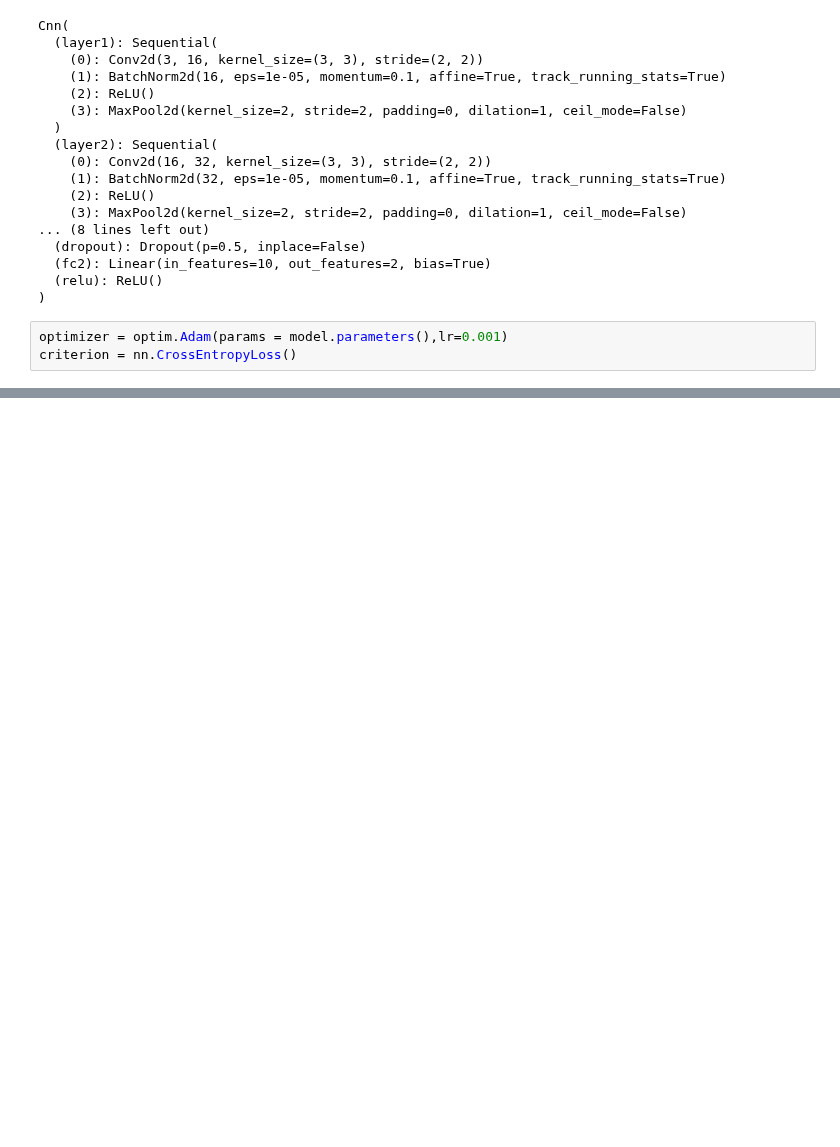
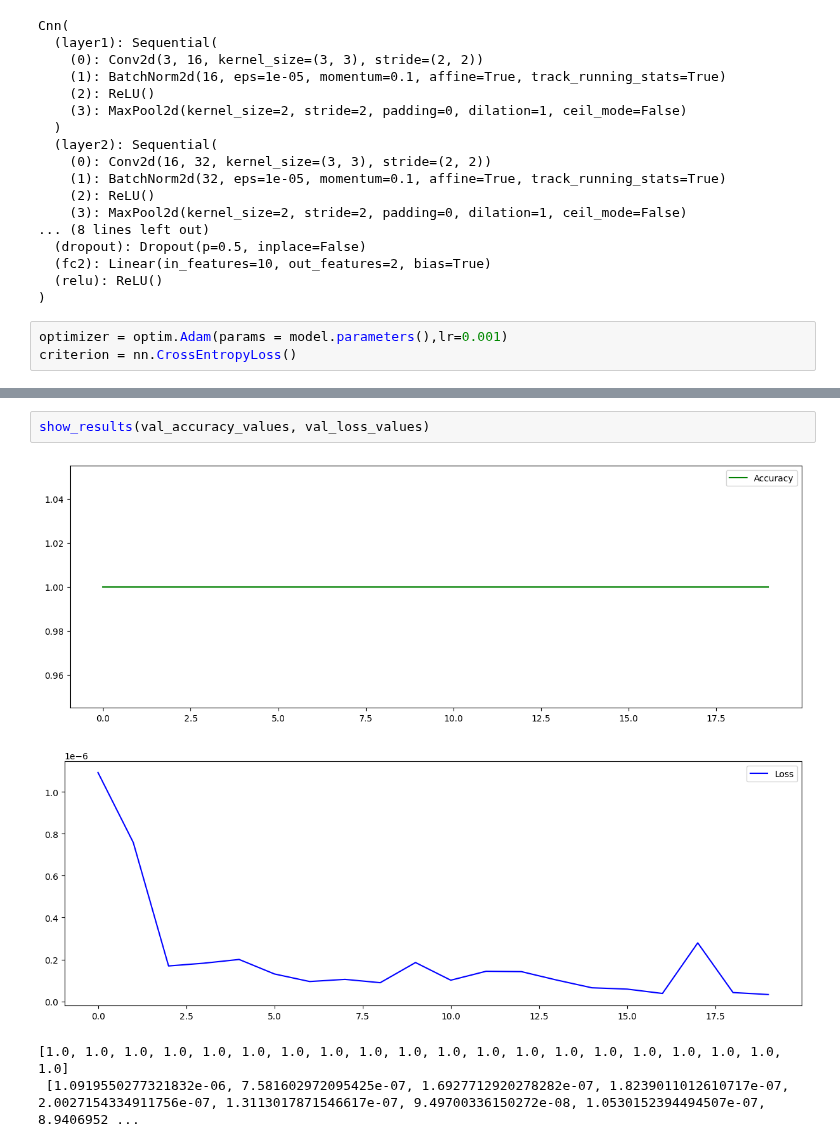
Before and after one commit to itsecd/python, a Jupyter notebook: Lab5/model.ipynb, the cells around one changed output, grey strips where cells are left out. Drawn from its saved outputs; the diff is of its cells as text; blank space fills up the shorter version.

```diff
--- a/Lab5/model.ipynb
+++ b/Lab5/model.ipynb
@@ -266,3 +288,10 @@ RuntimeError: stack expects each tensor to be equal size, but got [3, 224, 224]
+# %%
+show_results(val_accuracy_values, val_loss_values)
+# %% [output]
+[figure, added]
+[figure, added]
+[1.0, 1.0, 1.0, 1.0, 1.0, 1.0, 1.0, 1.0, 1.0, 1.0, 1.0, 1.0, 1.0, 1.0, 1.0, 1.0, 1.0, 1.0, 1.0, 1.0]
+ [1.0919550277321832e-06, 7.581602972095425e-07, 1.6927712920278282e-07, 1.8239011012610717e-07, 2.0027154334911756e-07, 1.3113017871546617e-07, 9.49700336150272e-08, 1.0530152394494507e-07, 8.9406952 ...
 # %%
 rose_probs = []
 model.eval()
```
Also changed, not shown: parts of 15 cells of this notebook, 4 other files.
